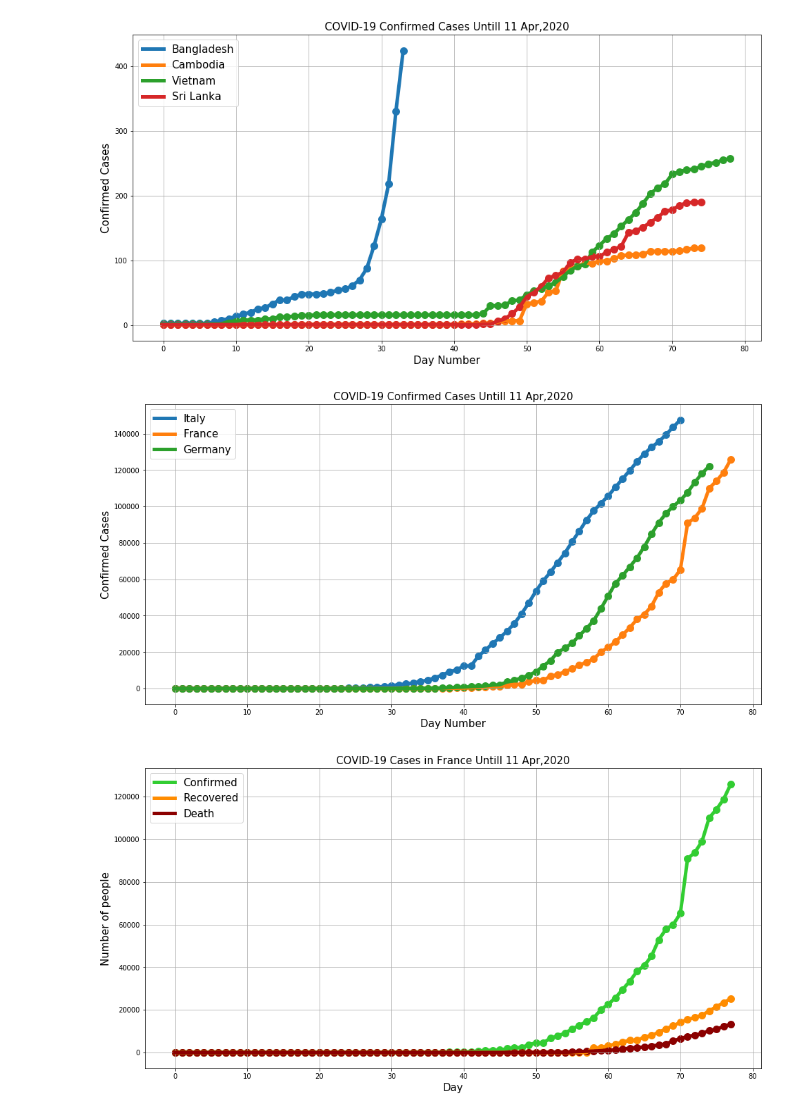
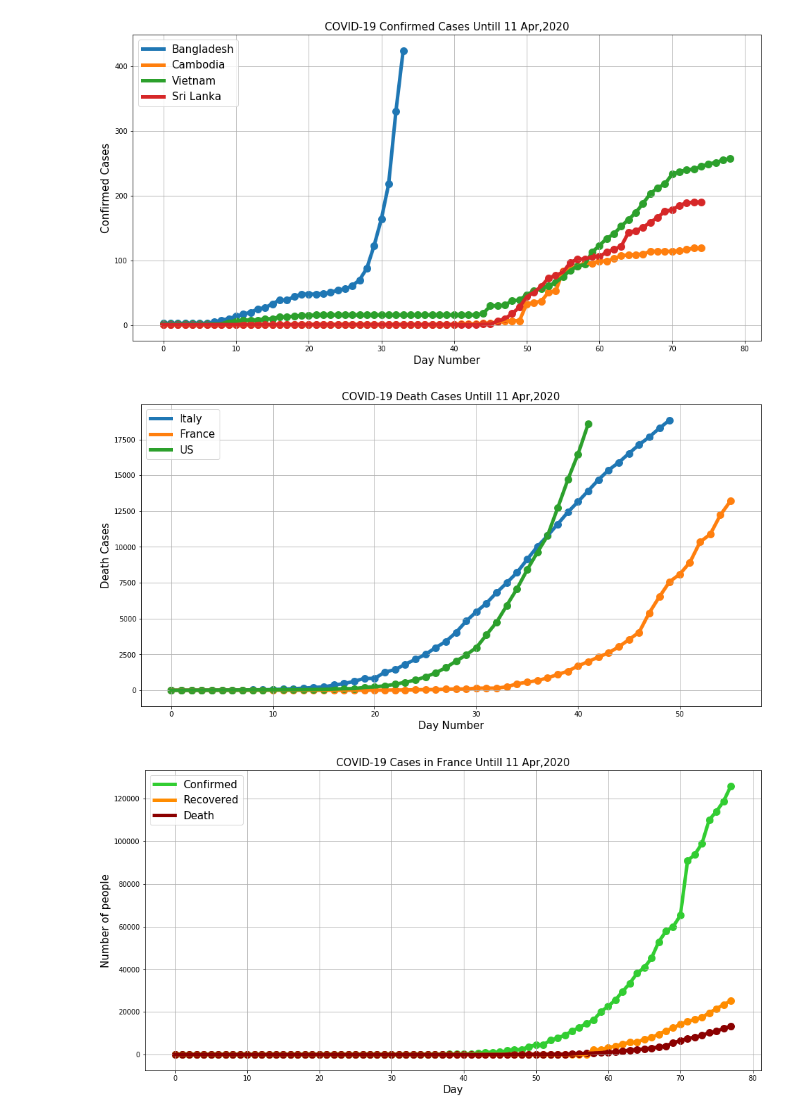
Before and after one commit to Mazhar004/python-data-visualization, a Jupyter notebook: Corona Affected Country/Graph.ipynb, the cells around one changed output. Cells and saved outputs as stored; diff of their text form; code cells hidden in the pictures.

Commit message:
Show another option available Confirmed,Recover,Death

```diff
--- a/Corona Affected Country/Graph.ipynb
+++ b/Corona Affected Country/Graph.ipynb
@@ -84,9 +84,9 @@ graph.graph_comparision('Confirmed', country=[
 # %% [output]
 [figure]
 # %%
-graph.graph_comparision('Confirmed', country=['Italy', 'France', 'Germany'])
+graph.graph_comparision('Death', country=['Italy', 'France', 'US'])
 # %% [output]
-[figure, old version]
+[figure, new version]
 # %%
 graph.country_stat('France')
 # %% [output]
```
Also changed, not shown: 3 other files.
